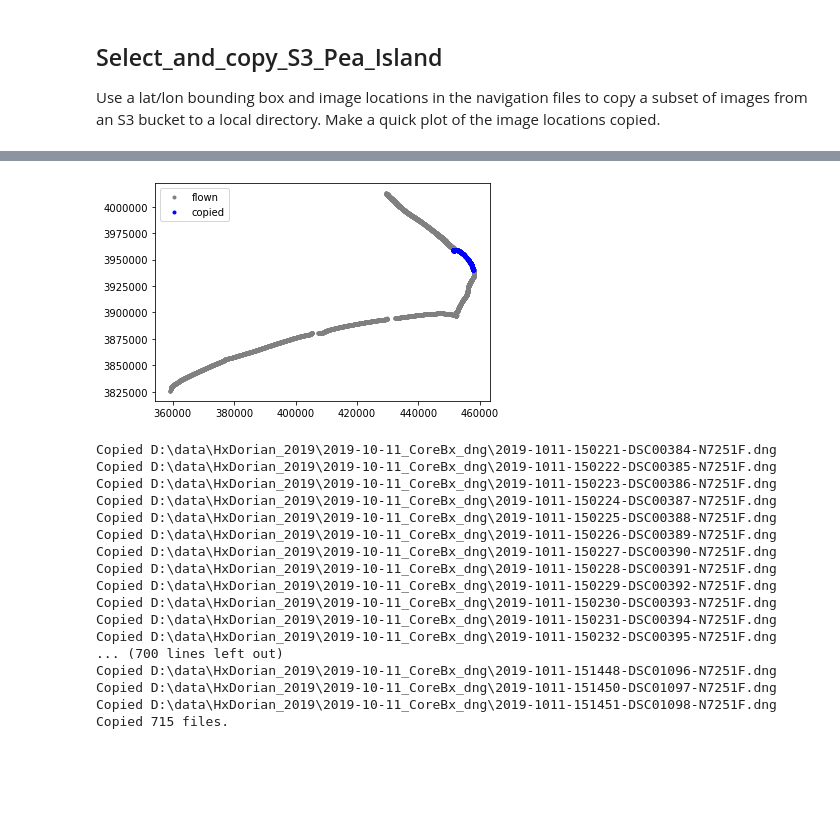
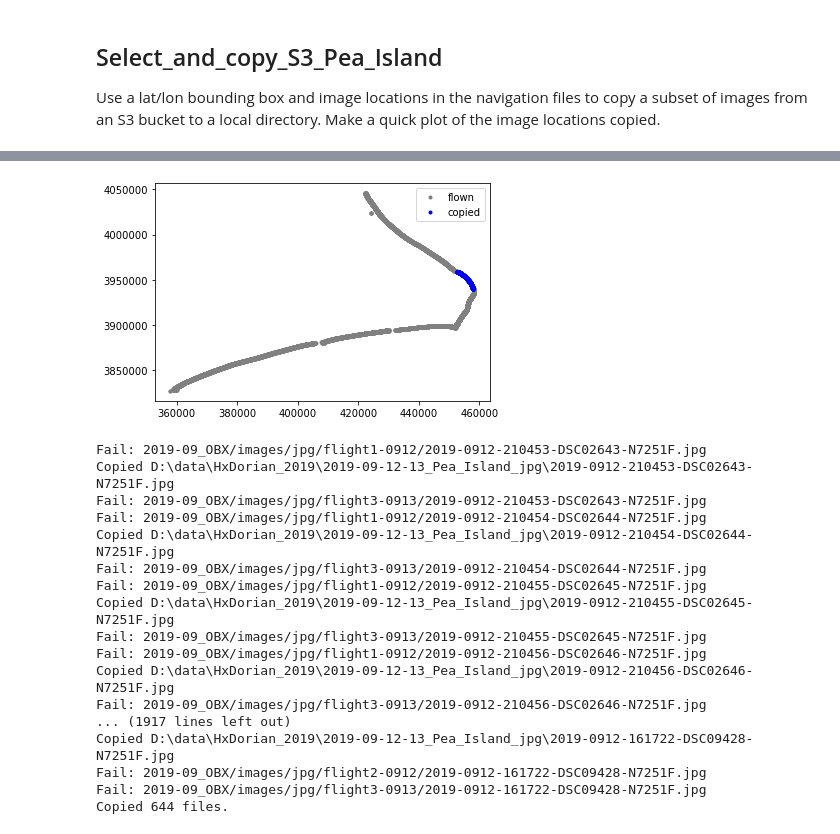
Before and after one commit to csherwood-usgs/UASTools, a Jupyter notebook: Select_and_copy_Pea_Island.ipynb, the cells around one changed output, grey strips where cells are left out. Saved outputs shown, nothing was run; the diff lists cells and outputs as text; code cells hidden in the pictures; blank space fills up the shorter version.

Commit message:
downloaded Pea Is images

```diff
--- a/Select_and_copy_Pea_Island.ipynb
+++ b/Select_and_copy_Pea_Island.ipynb
@@ -41,53 +79,54 @@ Found 453 images.
 # %%
 # Make a simple plot
-easting = df['easting'].values
-northing = df['northing'].values
+easting = dfa['easting'].values
+northing = dfa['northing'].values
 eastings = dfs['easting'].values
 northings = dfs['northing'].values
 plt.plot(easting,northing,'.',color='gray',label='flown')
 plt.plot(eastings,northings,'.',color='blue',label='copied')
 plt.legend()
 plt.show()
 # %% [output]
-[figure, old version]
+[figure, new version]
 # %%
 s3_resource = boto3.resource('s3')
 bucket = s3_resource.Bucket('cmgp-sfm')
 
+# possible locations on S3
+s3folders = [\
+            '2019-09_OBX/images/jpg/flight1-0912/',\
+            '2019-09_OBX/images/jpg/flight2-0912/',\
+            '2019-09_OBX/images/jpg/flight3-0913/']
+
 icount = 0
 for f in dfs['image_name'].values :
-    local_dest = 'D:\\data\\HxDorian_2019\\2019-10-11_CoreBx_dng\\'+f
-    try:
-        src_key = '2019-10_OBX/dng/144357/'+f
-        bucket.download_file(src_key, local_dest)
-        print("Copied "+local_dest)
-        icount = icount +1
-    except:
-        print("Fail: "+src_key)
+    local_dest = 'D:\\data\\HxDorian_2019\\2019-09-12-13_Pea_Island_jpg\\'+f
+    for s3f in s3folders:
         try:
-            src_key = '2019-10_OBX/dng/171357/'+f
+            src_key = s3f+f
             bucket.download_file(src_key, local_dest)
             print("Copied "+local_dest)
             icount = icount +1
         except:
             print("Fail: "+src_key)
 
+
 print("Copied {} files.".format(icount))
 # %% [output]
-Copied D:\data\HxDorian_2019\2019-10-11_CoreBx_dng\2019-1011-150221-DSC00384-N7251F.dng
-Copied D:\data\HxDorian_2019\2019-10-11_CoreBx_dng\2019-1011-150222-DSC00385-N7251F.dng
-Copied D:\data\HxDorian_2019\2019-10-11_CoreBx_dng\2019-1011-150223-DSC00386-N7251F.dng
-Copied D:\data\HxDorian_2019\2019-10-11_CoreBx_dng\2019-1011-150224-DSC00387-N7251F.dng
-Copied D:\data\HxDorian_2019\2019-10-11_CoreBx_dng\2019-1011-150225-DSC00388-N7251F.dng
-Copied D:\data\HxDorian_2019\2019-10-11_CoreBx_dng\2019-1011-150226-DSC00389-N7251F.dng
-Copied D:\data\HxDorian_2019\2019-10-11_CoreBx_dng\2019-1011-150227-DSC00390-N7251F.dng
-Copied D:\data\HxDorian_2019\2019-10-11_CoreBx_dng\2019-1011-150228-DSC00391-N7251F.dng
-Copied D:\data\HxDorian_2019\2019-10-11_CoreBx_dng\2019-1011-150229-DSC00392-N7251F.dng
-Copied D:\data\HxDorian_2019\2019-10-11_CoreBx_dng\2019-1011-150230-DSC00393-N7251F.dng
-Copied D:\data\HxDorian_2019\2019-10-11_CoreBx_dng\2019-1011-150231-DSC00394-N7251F.dng
-Copied D:\data\HxDorian_2019\2019-10-11_CoreBx_dng\2019-1011-150232-DSC00395-N7251F.dng
-... (700 lines left out)
-Copied D:\data\HxDorian_2019\2019-10-11_CoreBx_dng\2019-1011-151448-DSC01096-N7251F.dng
-Copied D:\data\HxDorian_2019\2019-10-11_CoreBx_dng\2019-1011-151450-DSC01097-N7251F.dng
-Copied D:\data\HxDorian_2019\2019-10-11_CoreBx_dng\2019-1011-151451-DSC01098-N7251F.dng
-Copied 715 files.
+Fail: 2019-09_OBX/images/jpg/flight1-0912/2019-0912-210453-DSC02643-N7251F.jpg
+Copied D:\data\HxDorian_2019\2019-09-12-13_Pea_Island_jpg\2019-0912-210453-DSC02643-N7251F.jpg
+Fail: 2019-09_OBX/images/jpg/flight3-0913/2019-0912-210453-DSC02643-N7251F.jpg
+Fail: 2019-09_OBX/images/jpg/flight1-0912/2019-0912-210454-DSC02644-N7251F.jpg
+Copied D:\data\HxDorian_2019\2019-09-12-13_Pea_Island_jpg\2019-0912-210454-DSC02644-N7251F.jpg
+Fail: 2019-09_OBX/images/jpg/flight3-0913/2019-0912-210454-DSC02644-N7251F.jpg
+Fail: 2019-09_OBX/images/jpg/flight1-0912/2019-0912-210455-DSC02645-N7251F.jpg
+Copied D:\data\HxDorian_2019\2019-09-12-13_Pea_Island_jpg\2019-0912-210455-DSC02645-N7251F.jpg
+Fail: 2019-09_OBX/images/jpg/flight3-0913/2019-0912-210455-DSC02645-N7251F.jpg
+Fail: 2019-09_OBX/images/jpg/flight1-0912/2019-0912-210456-DSC02646-N7251F.jpg
+Copied D:\data\HxDorian_2019\2019-09-12-13_Pea_Island_jpg\2019-0912-210456-DSC02646-N7251F.jpg
+Fail: 2019-09_OBX/images/jpg/flight3-0913/2019-0912-210456-DSC02646-N7251F.jpg
+... (1917 lines left out)
+Copied D:\data\HxDorian_2019\2019-09-12-13_Pea_Island_jpg\2019-0912-161722-DSC09428-N7251F.jpg
+Fail: 2019-09_OBX/images/jpg/flight2-0912/2019-0912-161722-DSC09428-N7251F.jpg
+Fail: 2019-09_OBX/images/jpg/flight3-0913/2019-0912-161722-DSC09428-N7251F.jpg
+Copied 644 files.
```
Also changed, not shown: parts of 1 cell of this notebook.
